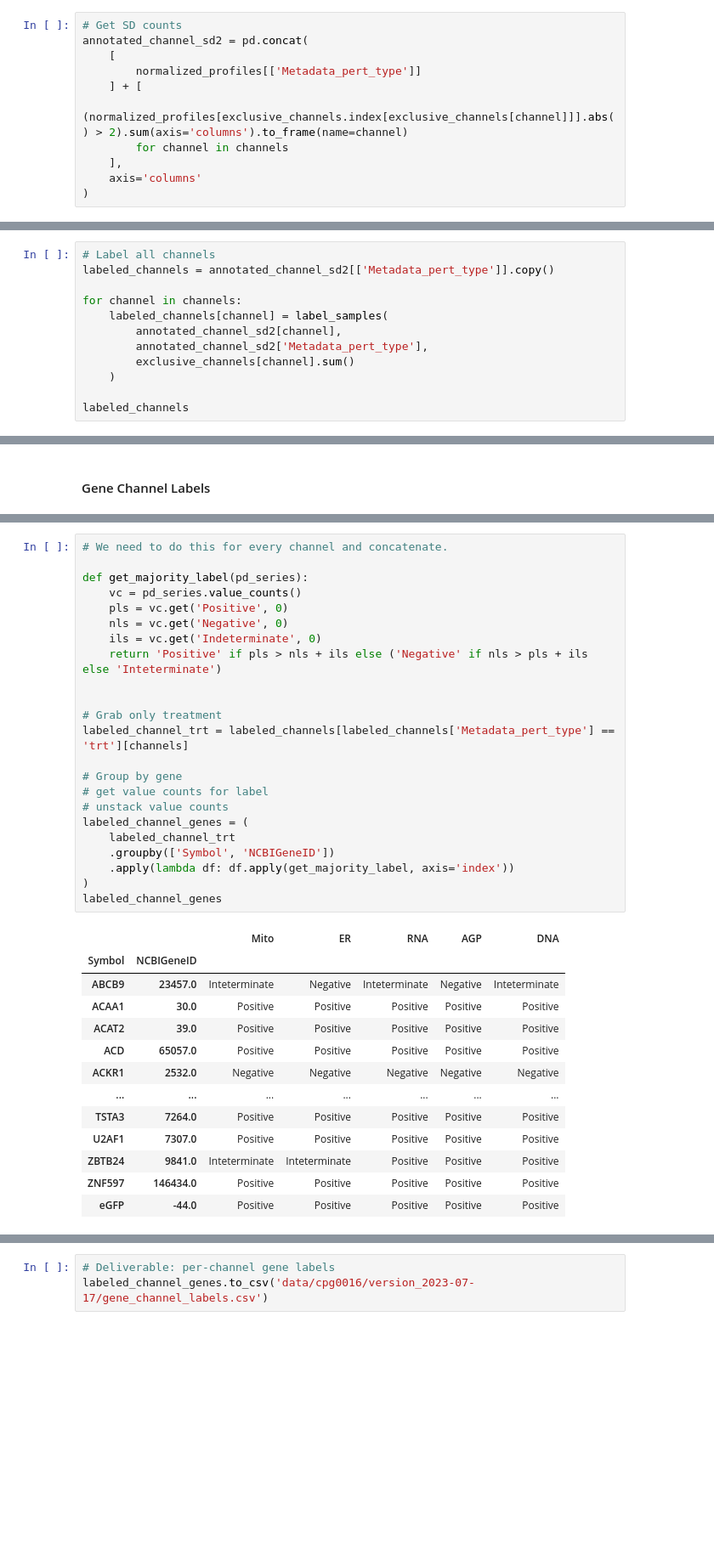
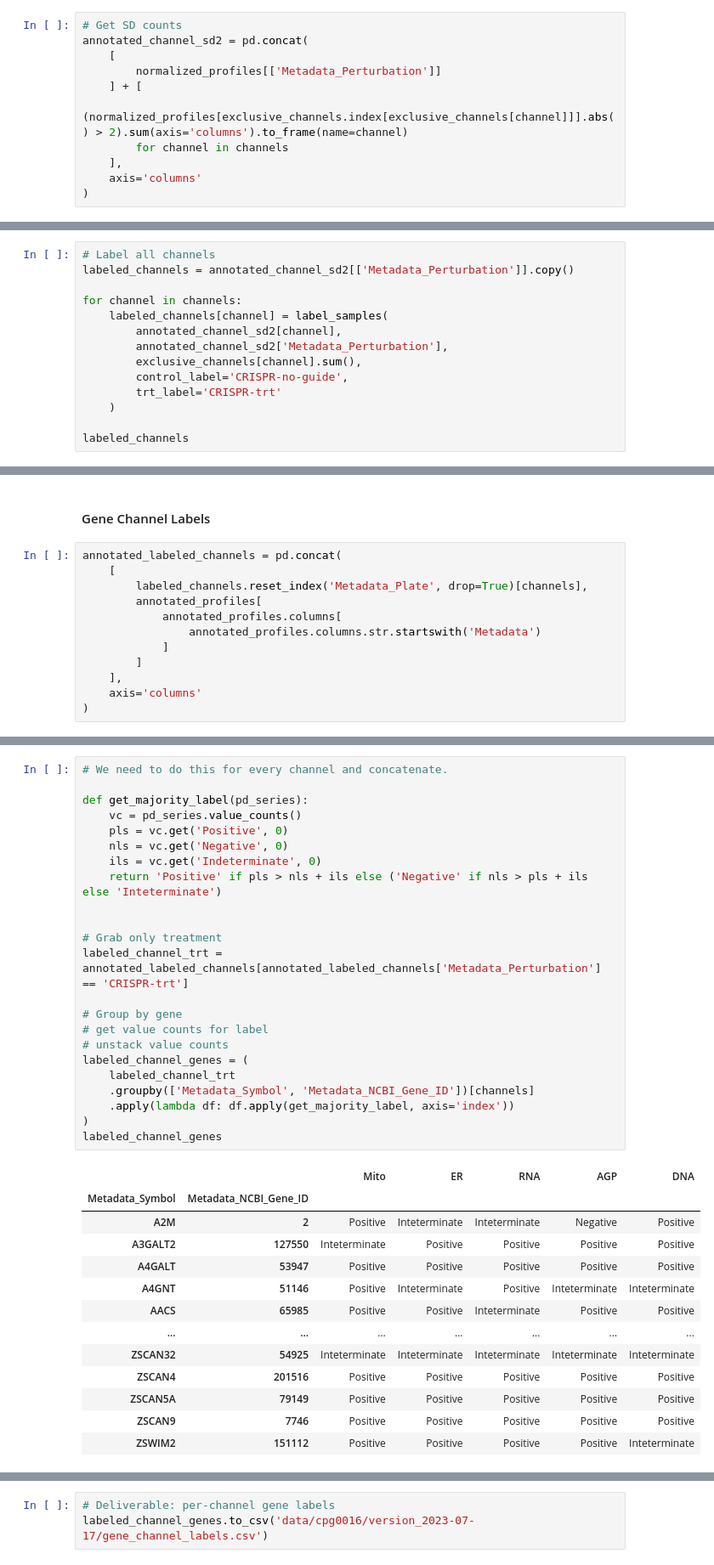
Before and after one commit to Craven-Biostat-Lab/morphology-prediction, a Jupyter notebook: data-loading-cpg0016.ipynb, the cells around one changed output, grey strips where cells are left out. Shown at 85% size. Saved outputs shown, nothing was run; the diff lists cells and outputs as text; blank space fills up the shorter version.

```diff
--- a/data-loading-cpg0016.ipynb
+++ b/data-loading-cpg0016.ipynb
@@ -459,7 +454,7 @@ exclusive_channels = feature_channels[feature_channels.Count == 1]
 # Get SD counts
 annotated_channel_sd2 = pd.concat(
     [
-        normalized_profiles[['Metadata_pert_type']]
+        normalized_profiles[['Metadata_Perturbation']]
     ] + [
         (normalized_profiles[exclusive_channels.index[exclusive_channels[channel]]].abs() > 2).sum(axis='columns').to_frame(name=channel)
         for channel in channels
@@ -507,13 +502,15 @@ def label_samples(sd_counts, sample_types, n_features, control_label = 'control'
     return labels
 # %%
 # Label all channels
-labeled_channels = annotated_channel_sd2[['Metadata_pert_type']].copy()
+labeled_channels = annotated_channel_sd2[['Metadata_Perturbation']].copy()
 
 for channel in channels:
     labeled_channels[channel] = label_samples(
         annotated_channel_sd2[channel],
-        annotated_channel_sd2['Metadata_pert_type'],
-        exclusive_channels[channel].sum()
+        annotated_channel_sd2['Metadata_Perturbation'],
+        exclusive_channels[channel].sum(),
+        control_label='CRISPR-no-guide',
+        trt_label='CRISPR-trt'
     )
 
 labeled_channels
@@ -537,3 +534,15 @@ labeled_channels
 labeled_channels.to_csv('data/cpg0016/version_2023-07-17/well_channel_labels.csv')
 # %% [markdown]
 #### Gene Channel Labels
+# %%
+annotated_labeled_channels = pd.concat(
+    [
+        labeled_channels.reset_index('Metadata_Plate', drop=True)[channels],
+        annotated_profiles[
+            annotated_profiles.columns[
+                annotated_profiles.columns.str.startswith('Metadata')
+            ]
+        ]
+    ],
+    axis='columns'
+)
@@ -540,37 +565,37 @@ labeled_channels.to_csv('data/cpg0016/version_2023-07-17/well_channel_labels.csv
 # %%
 # We need to do this for every channel and concatenate.
 
 def get_majority_label(pd_series):
     vc = pd_series.value_counts()
     pls = vc.get('Positive', 0)
     nls = vc.get('Negative', 0)
     ils = vc.get('Indeterminate', 0)
     return 'Positive' if pls > nls + ils else ('Negative' if nls > pls + ils else 'Inteterminate')
 
 
 # Grab only treatment
-labeled_channel_trt = labeled_channels[labeled_channels['Metadata_pert_type'] == 'trt'][channels]
+labeled_channel_trt = annotated_labeled_channels[annotated_labeled_channels['Metadata_Perturbation'] == 'CRISPR-trt']
 
 # Group by gene
 # get value counts for label
 # unstack value counts
 labeled_channel_genes = (
     labeled_channel_trt
-    .groupby(['Symbol', 'NCBIGeneID'])
+    .groupby(['Metadata_Symbol', 'Metadata_NCBI_Gene_ID'])[channels]
     .apply(lambda df: df.apply(get_majority_label, axis='index'))
 )
 labeled_channel_genes
 # %% [output]
 |  |  | Mito | ER | RNA | AGP | DNA |
-| Symbol | NCBIGeneID |  |  |  |  |  |
-| ABCB9 | 23457.0 | Inteterminate | Negative | Inteterminate | Negative | Inteterminate |
-| ACAA1 | 30.0 | Positive | Positive | Positive | Positive | Positive |
-| ACAT2 | 39.0 | Positive | Positive | Positive | Positive | Positive |
-| ACD | 65057.0 | Positive | Positive | Positive | Positive | Positive |
-| ACKR1 | 2532.0 | Negative | Negative | Negative | Negative | Negative |
+| Metadata_Symbol | Metadata_NCBI_Gene_ID |  |  |  |  |  |
+| A2M | 2 | Positive | Inteterminate | Inteterminate | Negative | Positive |
+| A3GALT2 | 127550 | Inteterminate | Positive | Positive | Positive | Positive |
+| A4GALT | 53947 | Positive | Positive | Positive | Positive | Positive |
+| A4GNT | 51146 | Positive | Inteterminate | Positive | Inteterminate | Inteterminate |
+| AACS | 65985 | Positive | Positive | Inteterminate | Positive | Positive |
 | ... | ... | ... | ... | ... | ... | ... |
-| TSTA3 | 7264.0 | Positive | Positive | Positive | Positive | Positive |
-| U2AF1 | 7307.0 | Positive | Positive | Positive | Positive | Positive |
-| ZBTB24 | 9841.0 | Inteterminate | Inteterminate | Positive | Positive | Positive |
-| ZNF597 | 146434.0 | Positive | Positive | Positive | Positive | Positive |
-| eGFP | -44.0 | Positive | Positive | Positive | Positive | Positive |
+| ZSCAN32 | 54925 | Inteterminate | Inteterminate | Inteterminate | Inteterminate | Inteterminate |
+| ZSCAN4 | 201516 | Positive | Positive | Positive | Positive | Positive |
+| ZSCAN5A | 79149 | Positive | Positive | Positive | Positive | Positive |
+| ZSCAN9 | 7746 | Positive | Positive | Positive | Positive | Positive |
+| ZSWIM2 | 151112 | Positive | Positive | Positive | Positive | Inteterminate |
```
Also changed, not shown: parts of 8 cells of this notebook.
